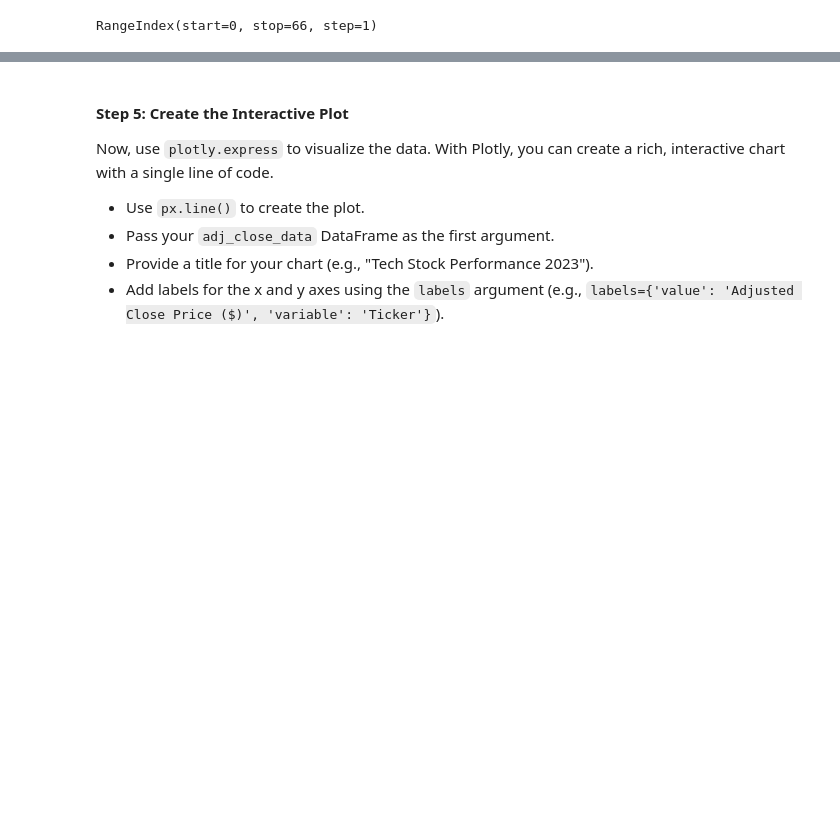
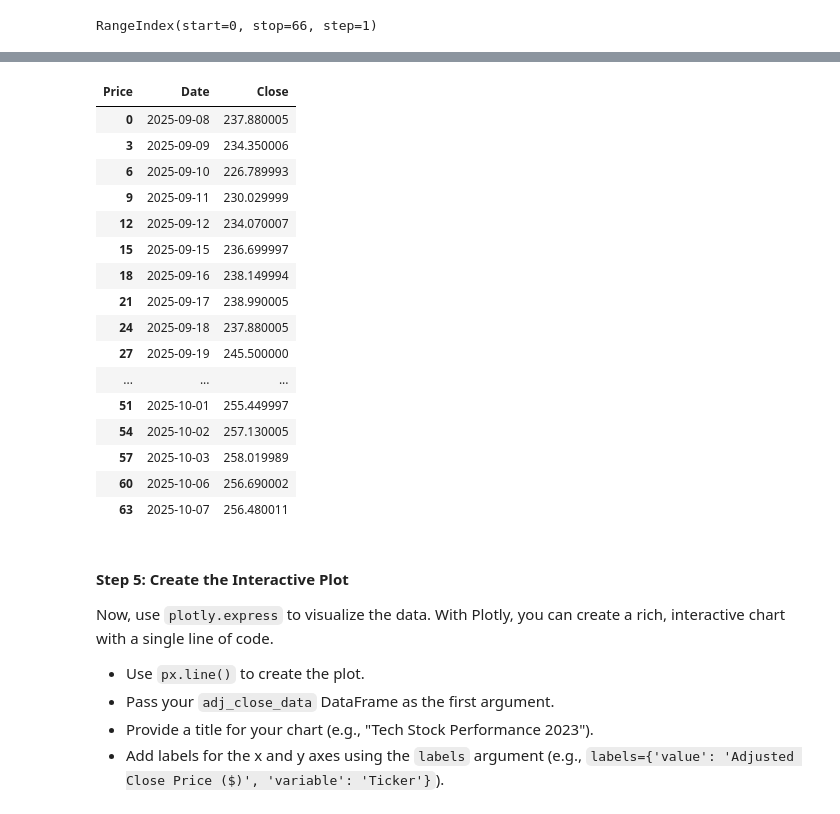
Before and after one commit to gabrielolympie/PythonForFinance, a Jupyter notebook: tds/4.LibraryDocumentation/problem2.ipynb, the cells around one changed output, grey strips where cells are left out. Drawn from its saved outputs; the diff is of its cells as text; code cells hidden in the pictures; blank space fills up the shorter version.

```diff
--- a/tds/4.LibraryDocumentation/problem2.ipynb
+++ b/tds/4.LibraryDocumentation/problem2.ipynb
@@ -189,5 +255,25 @@ RangeIndex(start=0, stop=66, step=1)
 # %%
 aapl_stock = result.loc[result['Ticker'] == "AAPL", ['Date',"Close"]]
+# %%
+aapl_stock
+# %% [output]
+| Price | Date | Close |
+| 0 | 2025-09-08 | 237.880005 |
+| 3 | 2025-09-09 | 234.350006 |
+| 6 | 2025-09-10 | 226.789993 |
+| 9 | 2025-09-11 | 230.029999 |
+| 12 | 2025-09-12 | 234.070007 |
+| 15 | 2025-09-15 | 236.699997 |
+| 18 | 2025-09-16 | 238.149994 |
+| 21 | 2025-09-17 | 238.990005 |
+| 24 | 2025-09-18 | 237.880005 |
+| 27 | 2025-09-19 | 245.500000 |
+| ... | ... | ... |
+| 51 | 2025-10-01 | 255.449997 |
+| 54 | 2025-10-02 | 257.130005 |
+| 57 | 2025-10-03 | 258.019989 |
+| 60 | 2025-10-06 | 256.690002 |
+| 63 | 2025-10-07 | 256.480011 |
 # %% [markdown]
 #### **Step 5: Create the Interactive Plot**
 Now, use `plotly.express` to visualize the data. With Plotly, you can create a rich, interactive chart with a single line of code.
```
Also changed, not shown: parts of 12 cells of this notebook, 2 other files.
